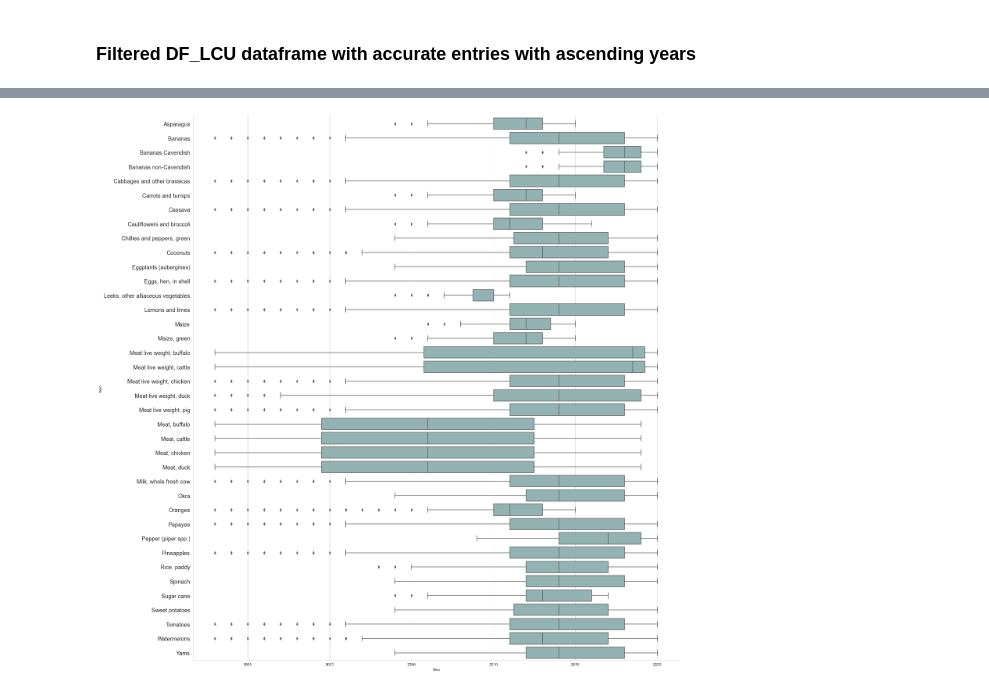
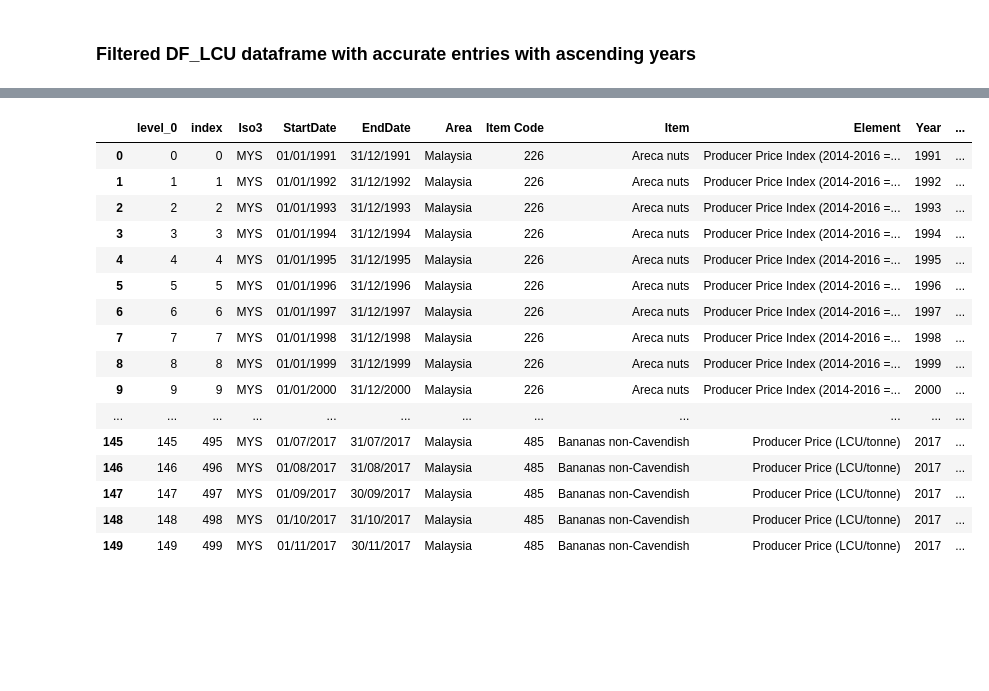
Before and after one commit to AshlanH/produce_eda, a Jupyter notebook: data-cleaning.ipynb, the cells around one changed output, grey strips where cells are left out. Saved outputs shown, nothing was run; the diff lists cells and outputs as text; code cells hidden in the pictures; blank space fills up the shorter version.

```diff
--- a/data-cleaning.ipynb
+++ b/data-cleaning.ipynb
@@ -21,6 +21,16 @@ df_LCU.head()
 | 31 | MYS | 01/01/2006 | 31/12/2006 | Malaysia | 367 | Asparagus | Producer Price (LCU/tonne) | 2006 | 7021 | Annual value | ... |
 | 32 | MYS | 01/01/2007 | 31/12/2007 | Malaysia | 367 | Asparagus | Producer Price (LCU/tonne) | 2007 | 7021 | Annual value | ... |
 | 33 | MYS | 01/01/2008 | 31/12/2008 | Malaysia | 367 | Asparagus | Producer Price (LCU/tonne) | 2008 | 7021 | Annual value | ... |
+# %%
+# Initialize directory of Items with Appropriate date range
+valid_year_dictionary = {}
+
+def check_year_order(l):
+    return all([l[i] + 1 == l[i + 1] for i in range(len(l) - 1)])
+
+for each in df.Item.unique():
+    valid_year_dictionary[each] = check_year_order(df[df.Item == each].Year.unique())
+    #print (each, check_year_order(df_LCU[df_LCU.Item == each].Year.unique()))
 # %%
 # Initialize directory of Items with Appropriate date range
 valid_year_dictionary = {}
@@ -49,5 +59,5 @@ print (count_false)
 # %% [markdown]
 ### Filtered DF_LCU dataframe with accurate entries with ascending years
 # %%
-df_fil_LCU = df_LCU[(df_LCU.Item.isin(valid_items))].reset_index()
-df_fil_LCU.to_csv('df_LCU_filtered.csv') #Save as csv
+df = df[(df.Item.isin(valid_items))].reset_index()
+df.to_csv('df_filtered.csv') #Save as csv
@@ -103,15 +64,20 @@ df_fil_LCU
-# %%
-g = sns.catplot(
-    data = df_fil_LCU,
-    y = 'Item',
-    x = 'Year',
-    #aspect = 2.5,
-    height = 20,
-    kind='box',
-    color = '#8cb8b7'
-)
-
-g.ax.set_yticklabels(df_fil_LCU.Item.unique(), fontsize = 'x-large')
-plt.show()
-# %% [output]
-[figure, removed]
+# %%
+df.head(150)
+# %% [output]
+|  | level_0 | index | Iso3 | StartDate | EndDate | Area | Item Code | Item | Element | Year | ... |
+| 0 | 0 | 0 | MYS | 01/01/1991 | 31/12/1991 | Malaysia | 226 | Areca nuts | Producer Price Index (2014-2016 =... | 1991 | ... |
+| 1 | 1 | 1 | MYS | 01/01/1992 | 31/12/1992 | Malaysia | 226 | Areca nuts | Producer Price Index (2014-2016 =... | 1992 | ... |
+| 2 | 2 | 2 | MYS | 01/01/1993 | 31/12/1993 | Malaysia | 226 | Areca nuts | Producer Price Index (2014-2016 =... | 1993 | ... |
+| 3 | 3 | 3 | MYS | 01/01/1994 | 31/12/1994 | Malaysia | 226 | Areca nuts | Producer Price Index (2014-2016 =... | 1994 | ... |
+| 4 | 4 | 4 | MYS | 01/01/1995 | 31/12/1995 | Malaysia | 226 | Areca nuts | Producer Price Index (2014-2016 =... | 1995 | ... |
+| 5 | 5 | 5 | MYS | 01/01/1996 | 31/12/1996 | Malaysia | 226 | Areca nuts | Producer Price Index (2014-2016 =... | 1996 | ... |
+| 6 | 6 | 6 | MYS | 01/01/1997 | 31/12/1997 | Malaysia | 226 | Areca nuts | Producer Price Index (2014-2016 =... | 1997 | ... |
+| 7 | 7 | 7 | MYS | 01/01/1998 | 31/12/1998 | Malaysia | 226 | Areca nuts | Producer Price Index (2014-2016 =... | 1998 | ... |
+| 8 | 8 | 8 | MYS | 01/01/1999 | 31/12/1999 | Malaysia | 226 | Areca nuts | Producer Price Index (2014-2016 =... | 1999 | ... |
+| 9 | 9 | 9 | MYS | 01/01/2000 | 31/12/2000 | Malaysia | 226 | Areca nuts | Producer Price Index (2014-2016 =... | 2000 | ... |
+| ... | ... | ... | ... | ... | ... | ... | ... | ... | ... | ... | ... |
+| 145 | 145 | 495 | MYS | 01/07/2017 | 31/07/2017 | Malaysia | 485 | Bananas non-Cavendish | Producer Price (LCU/tonne) | 2017 | ... |
+| 146 | 146 | 496 | MYS | 01/08/2017 | 31/08/2017 | Malaysia | 485 | Bananas non-Cavendish | Producer Price (LCU/tonne) | 2017 | ... |
+| 147 | 147 | 497 | MYS | 01/09/2017 | 30/09/2017 | Malaysia | 485 | Bananas non-Cavendish | Producer Price (LCU/tonne) | 2017 | ... |
+| 148 | 148 | 498 | MYS | 01/10/2017 | 31/10/2017 | Malaysia | 485 | Bananas non-Cavendish | Producer Price (LCU/tonne) | 2017 | ... |
+| 149 | 149 | 499 | MYS | 01/11/2017 | 30/11/2017 | Malaysia | 485 | Bananas non-Cavendish | Producer Price (LCU/tonne) | 2017 | ... |
```
Also changed, not shown: parts of 5 cells of this notebook, 2 other files.
